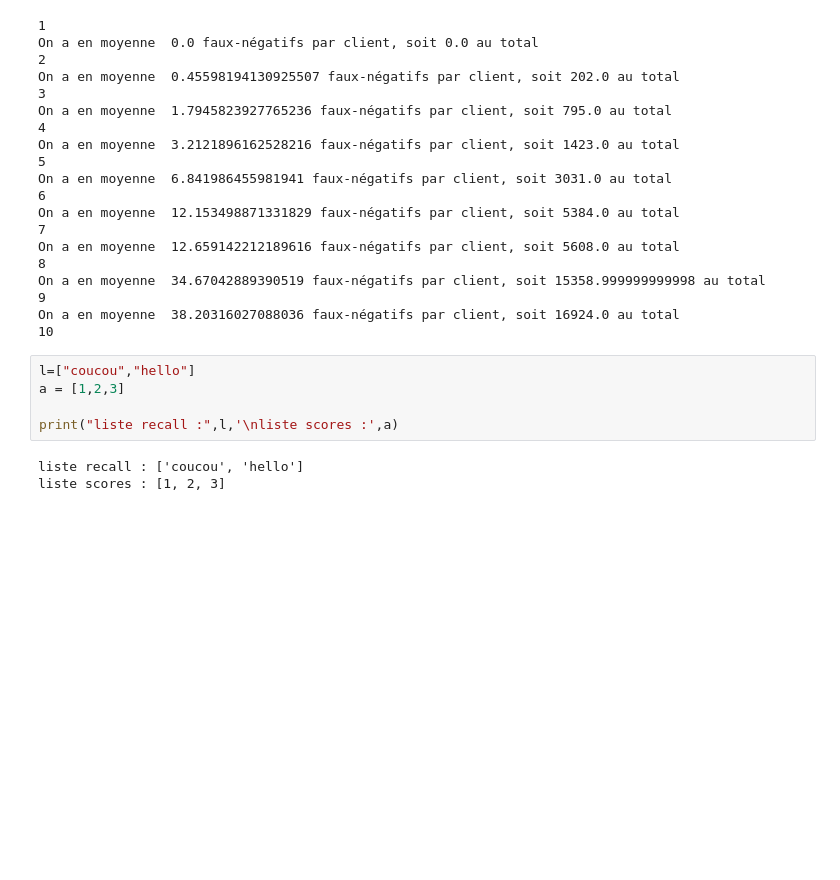
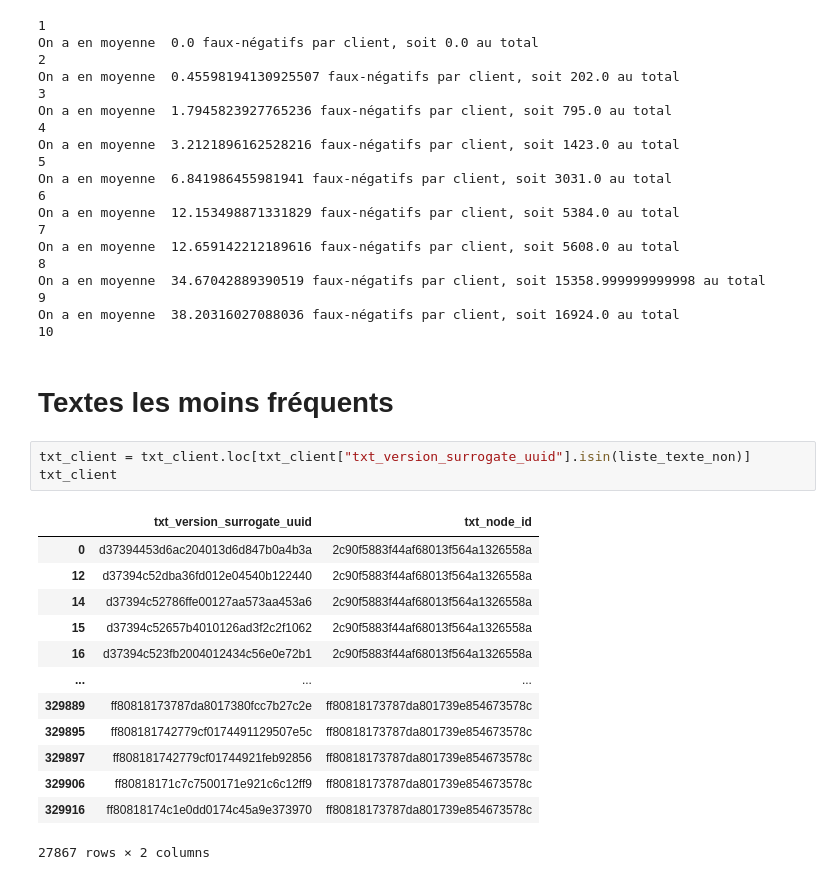
Before and after one commit to remi-vidal/StatApp, a Jupyter notebook: notebooks/validation_croisee.ipynb, the cells around one changed output. Drawn from its saved outputs; the diff is of its cells as text; blank space fills up the shorter version.

```diff
--- a/notebooks/validation_croisee.ipynb
+++ b/notebooks/validation_croisee.ipynb
@@ -141,11 +142,22 @@ On a en moyenne  34.67042889390519 faux-négatifs par client, soit 15358.9999999
 9
 On a en moyenne  38.20316027088036 faux-négatifs par client, soit 16924.0 au total
 10
-# %%
-l=["coucou","hello"]
-a = [1,2,3]
-
-print("liste recall :",l,'\nliste scores :',a)
-# %% [output]
-liste recall : ['coucou', 'hello']
-liste scores : [1, 2, 3]
+# %% [markdown]
+# Textes les moins fréquents
+# %%
+txt_client = txt_client.loc[txt_client["txt_version_surrogate_uuid"].isin(liste_texte_non)]
+txt_client
+# %% [output]
+|  | txt_version_surrogate_uuid | txt_node_id |
+| 0 | d37394453d6ac204013d6d847b0a4b3a | 2c90f5883f44af68013f564a1326558a |
+| 12 | d37394c52dba36fd012e04540b122440 | 2c90f5883f44af68013f564a1326558a |
+| 14 | d37394c52786ffe00127aa573aa453a6 | 2c90f5883f44af68013f564a1326558a |
+| 15 | d37394c52657b4010126ad3f2c2f1062 | 2c90f5883f44af68013f564a1326558a |
+| 16 | d37394c523fb2004012434c56e0e72b1 | 2c90f5883f44af68013f564a1326558a |
+| ... | ... | ... |
+| 329889 | ff80818173787da8017380fcc7b27c2e | ff80818173787da801739e854673578c |
+| 329895 | ff808181742779cf0174491129507e5c | ff80818173787da801739e854673578c |
+| 329897 | ff808181742779cf01744921feb92856 | ff80818173787da801739e854673578c |
+| 329906 | ff80818171c7c7500171e921c6c12ff9 | ff80818173787da801739e854673578c |
+| 329916 | ff80818174c1e0dd0174c45a9e373970 | ff80818173787da801739e854673578c |
+27867 rows × 2 columns
```
Also changed, not shown: parts of 8 cells of this notebook, 1 other file.
